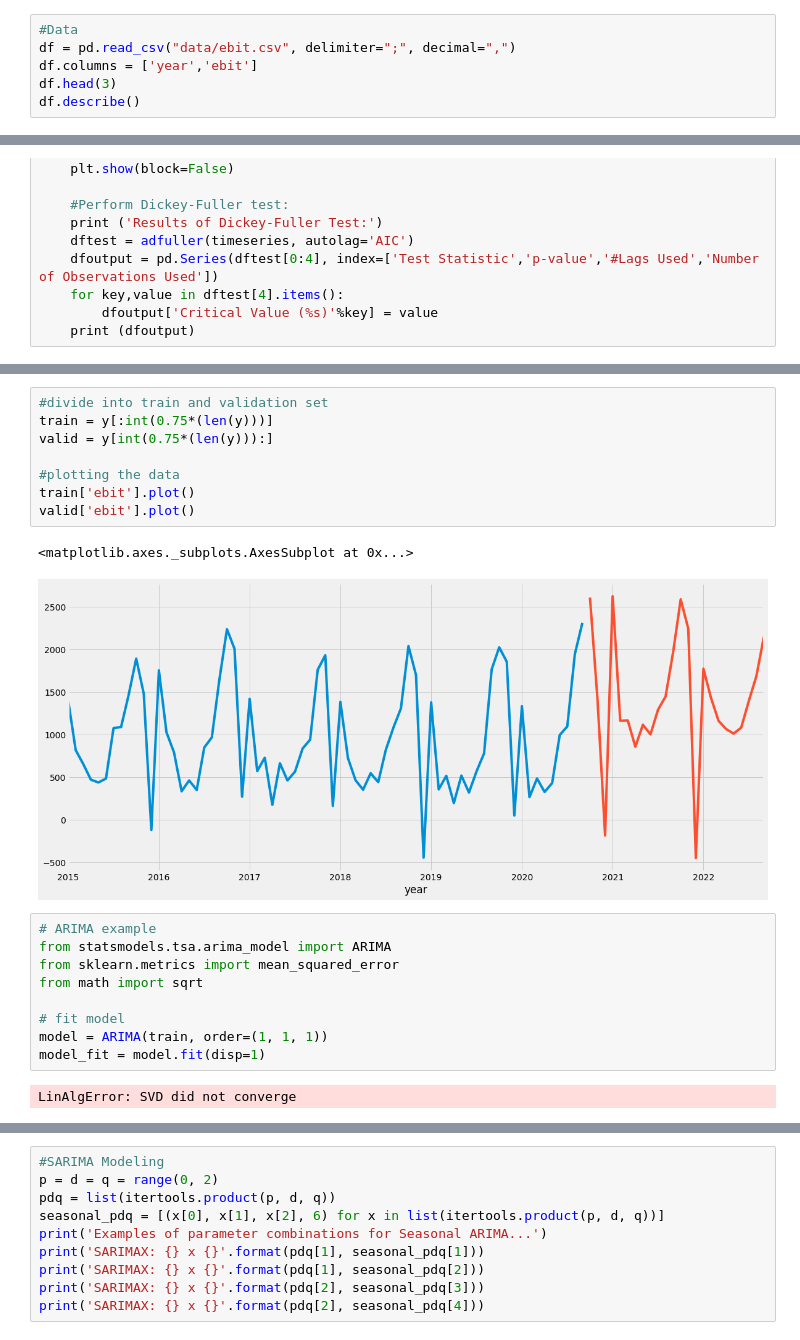
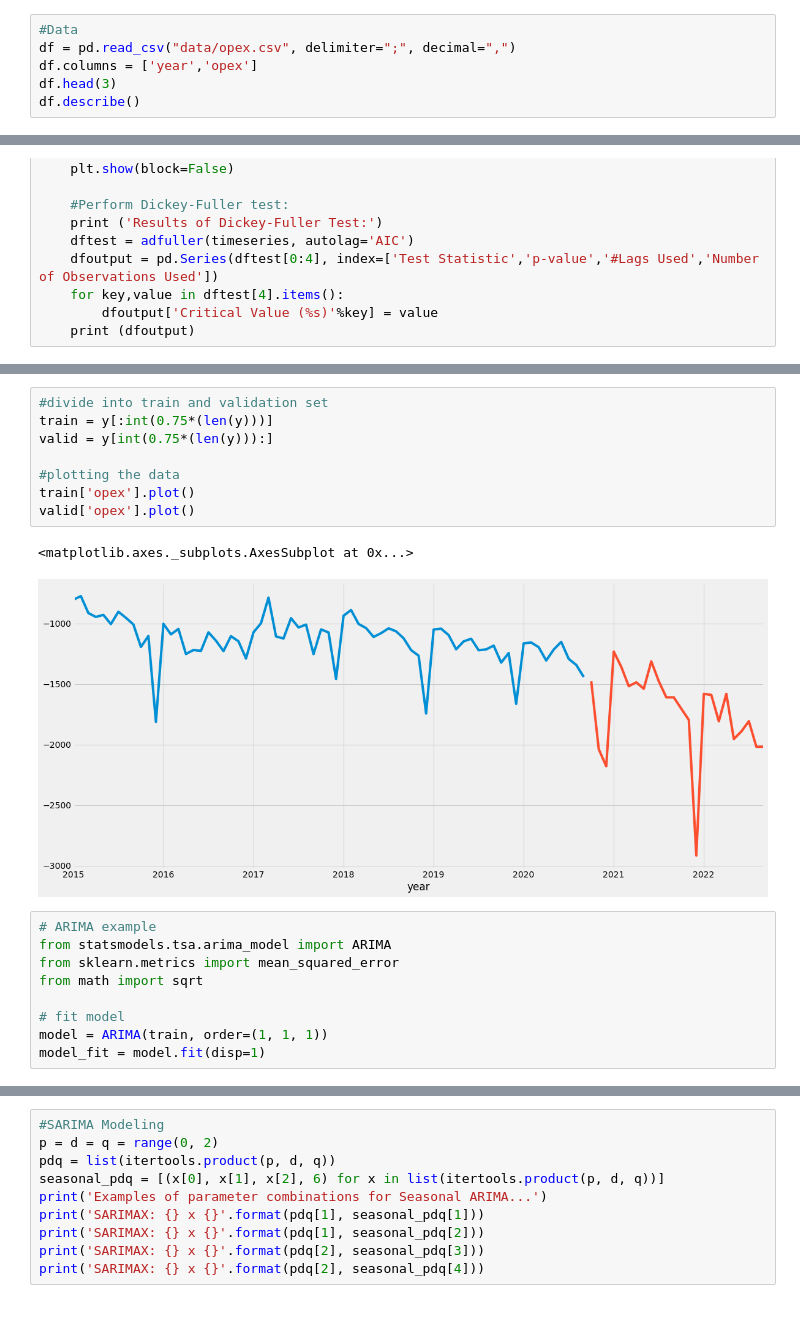
Before and after one commit to dkjastpe/dkjastpe, a Jupyter notebook: Financial_Forecasting_Model_Internship.ipynb, the cells around one changed output, grey strips where cells are left out. Drawn from its saved outputs; the diff is of its cells as text; blank space fills up the shorter version.

```diff
--- a/Financial_Forecasting_Model_Internship.ipynb
+++ b/Financial_Forecasting_Model_Internship.ipynb
@@ -29,8 +29,8 @@ import matplotlib
 import seaborn as sns
 # %%
 #Data
-df = pd.read_csv("data/ebit.csv", delimiter=";", decimal=",")
-df.columns = ['year','ebit']
+df = pd.read_csv("data/opex.csv", delimiter=";", decimal=",")
+df.columns = ['year','opex']
 df.head(3)
 df.describe()
 # %% [output]
@@ -169,14 +169,14 @@ pyplot.show()
 # %%
 #divide into train and validation set
 train = y[:int(0.75*(len(y)))]
 valid = y[int(0.75*(len(y))):]
 
 #plotting the data
-train['ebit'].plot()
-valid['ebit'].plot()
+train['opex'].plot()
+valid['opex'].plot()
 # %% [output]
 <matplotlib.axes._subplots.AxesSubplot at 0x...>
-[figure, old version]
+[figure, new version]
 # %%
 # ARIMA example
 from statsmodels.tsa.arima_model import ARIMA
@@ -186,8 +186,6 @@ from math import sqrt
 # fit model
 model = ARIMA(train, order=(1, 1, 1))
 model_fit = model.fit(disp=1)
-# %% [output]
-LinAlgError: SVD did not converge
 # %%
 model_fit.summary()
 # %% [output]
```
Also changed, not shown: parts of 19 cells of this notebook, 2 other files.
